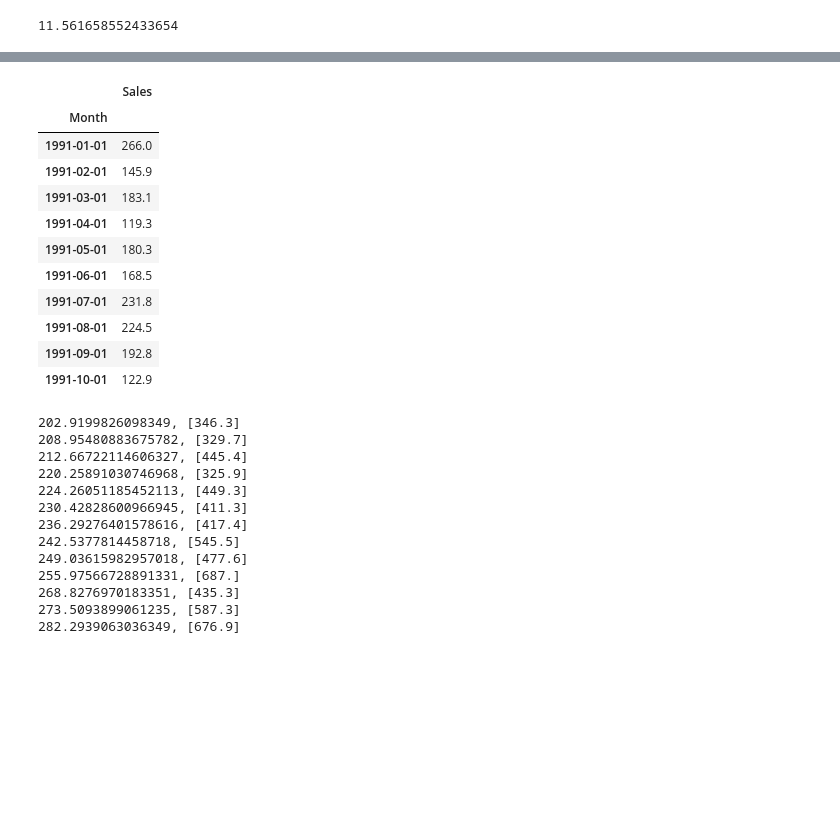
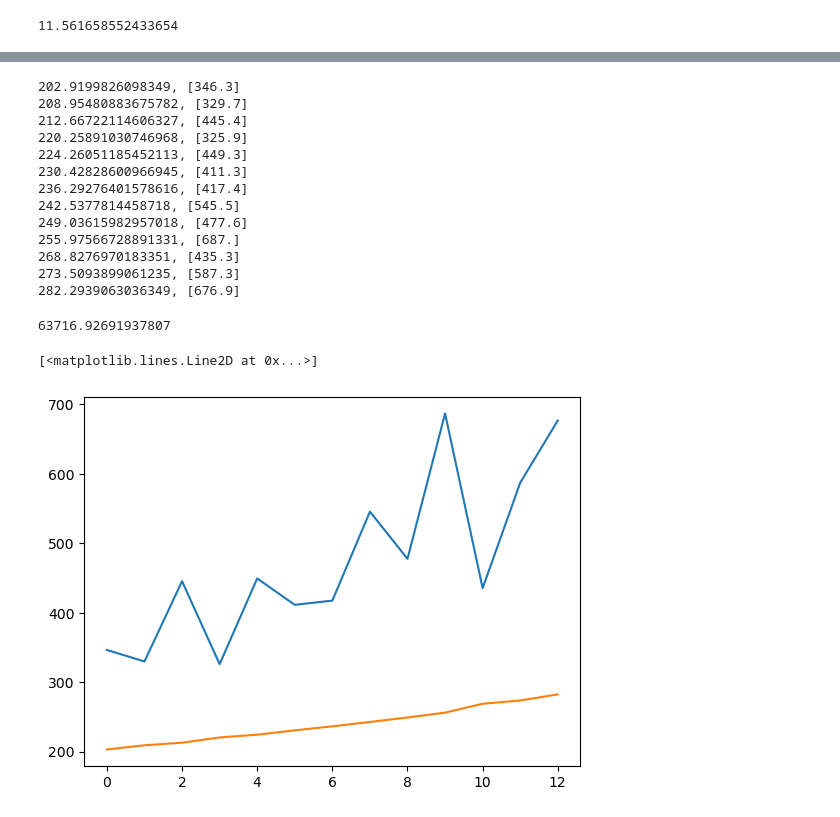
Before and after one commit to flowerdeerjeannie/DeepLearning, a Jupyter notebook: ch07.ipynb, the cells around one changed output, grey strips where cells are left out. Cells and saved outputs as stored; diff of their text form; code cells hidden in the pictures; blank space fills up the shorter version.

Commit message:
X-label time handling, sarimax

```diff
--- a/ch07.ipynb
+++ b/ch07.ipynb
@@ -161,6 +165,5 @@ from sklearn.metrics import mean_squared_error
 
 from datetime import datetime
 # %%
-#날짜 표현 알아보기 너무 어려워서 parse 함수 만들거임
-def date_parse(x):
-    return datetime.strptime(f"199{x}", "%Y-%m")
+series = pd.read_csv("data/sales.csv", index_col=0, parse_dates=[0], date_format="%Y-%m")
+series.head()
@@ -169,46 +185,35 @@ series = pd.read_csv("data/sales.csv", index_col=0, date_parser=date_parse)
 # %%
-series.head(10)
+for t in range(len(test)):
+    model = SARIMAX(history, order=(5,1,0))
+    model_fit = model.fit(disp=False)
+    output = model_fit.predict()
+    yhat = output.mean()
+    predictions.append(yhat)
+    obs = test[t]
+    history.append(obs)
+    print(f"{yhat}, {obs}")
 # %% [output]
-|  | Sales |
-| Month |  |
-| 1991-01-01 | 266.0 |
-| 1991-02-01 | 145.9 |
-| 1991-03-01 | 183.1 |
-| 1991-04-01 | 119.3 |
-| 1991-05-01 | 180.3 |
-| 1991-06-01 | 168.5 |
-| 1991-07-01 | 231.8 |
-| 1991-08-01 | 224.5 |
-| 1991-09-01 | 192.8 |
-| 1991-10-01 | 122.9 |
+202.9199826098349, [346.3]
+208.95480883675782, [329.7]
+212.66722114606327, [445.4]
+220.25891030746968, [325.9]
+224.26051185452113, [449.3]
+230.42828600966945, [411.3]
+236.29276401578616, [417.4]
+242.5377814458718, [545.5]
+249.03615982957018, [477.6]
+255.97566728891331, [687.]
+268.8276970183351, [435.3]
+273.5093899061235, [587.3]
+282.2939063036349, [676.9]
 # %%
-X = series.values #인덱스 제외한 Sales 값만
-X = np.nan_to_num(X)
-size = int(len(X) * 0.66)
-train, test = X[0:size], X[size:len(X)]
-history = [x for x in train]
-predictions = []
+error = mean_squared_error(test, predictions)
+print(error)
+# %% [output]
+63716.92691937807
 # %%
-for t in range(len(test)):
-    model = SARIMAX(history, order=(5,1,0))
-    model_fit = model.fit(disp=False)
-    output = model_fit.predict()
-    yhat = output.mean() #output[0] 잡으니까 다 0 나와버리길래 mean으로 변경함
-    predictions.append
-    obs = test[t]
-    history.append(obs)
-    print(f"{yhat}, {obs}")
+plt.plot(test)
+plt.plot(predictions)
 # %% [output]
-202.9199826098349, [346.3]
-208.95480883675782, [329.7]
-212.66722114606327, [445.4]
-220.25891030746968, [325.9]
-224.26051185452113, [449.3]
-230.42828600966945, [411.3]
-236.29276401578616, [417.4]
-242.5377814458718, [545.5]
-249.03615982957018, [477.6]
-255.97566728891331, [687.]
-268.8276970183351, [435.3]
-273.5093899061235, [587.3]
-282.2939063036349, [676.9]
+[<matplotlib.lines.Line2D at 0x...>]
+[figure, added]
```
Also changed, not shown: parts of 5 cells of this notebook, 1 other file.
